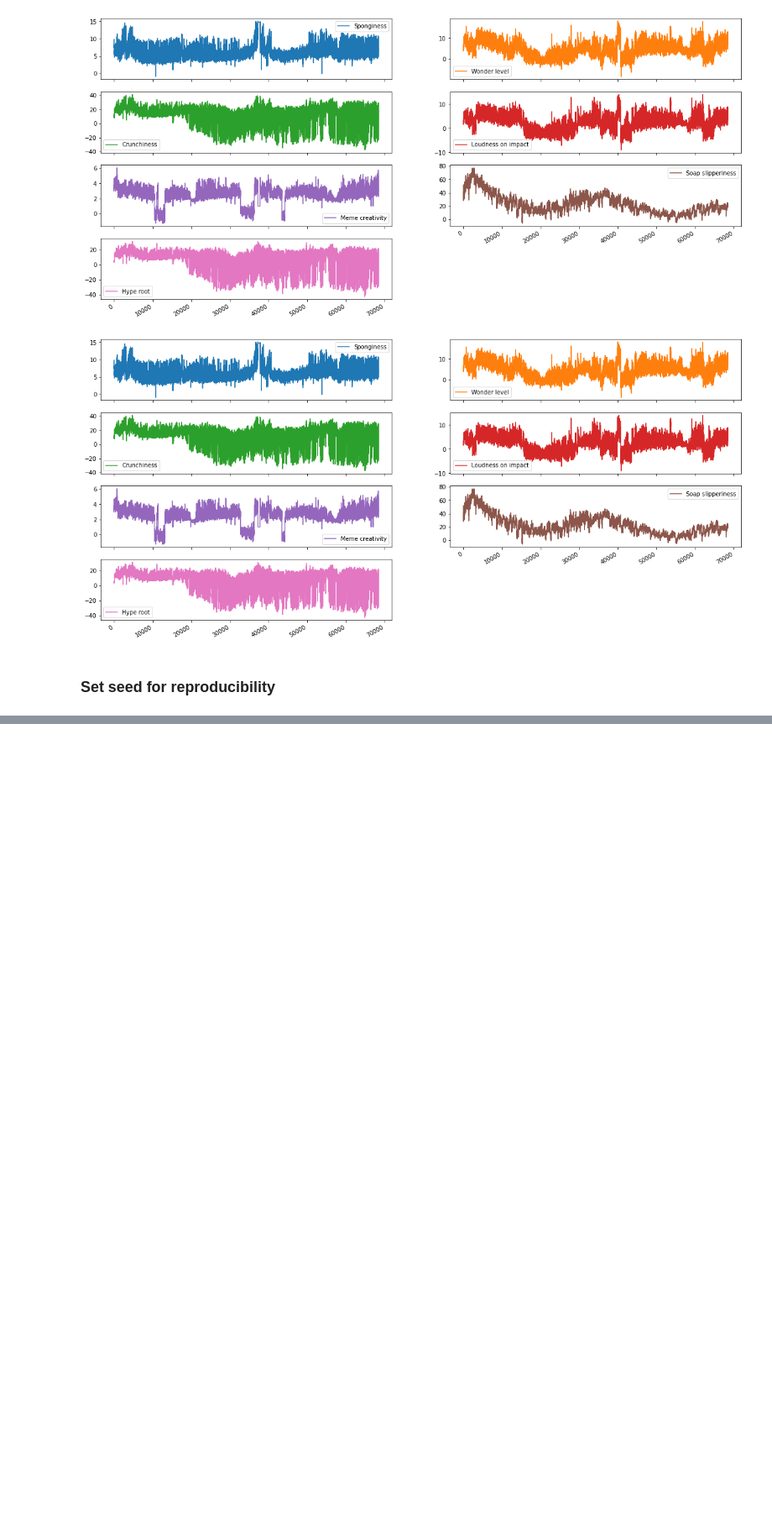
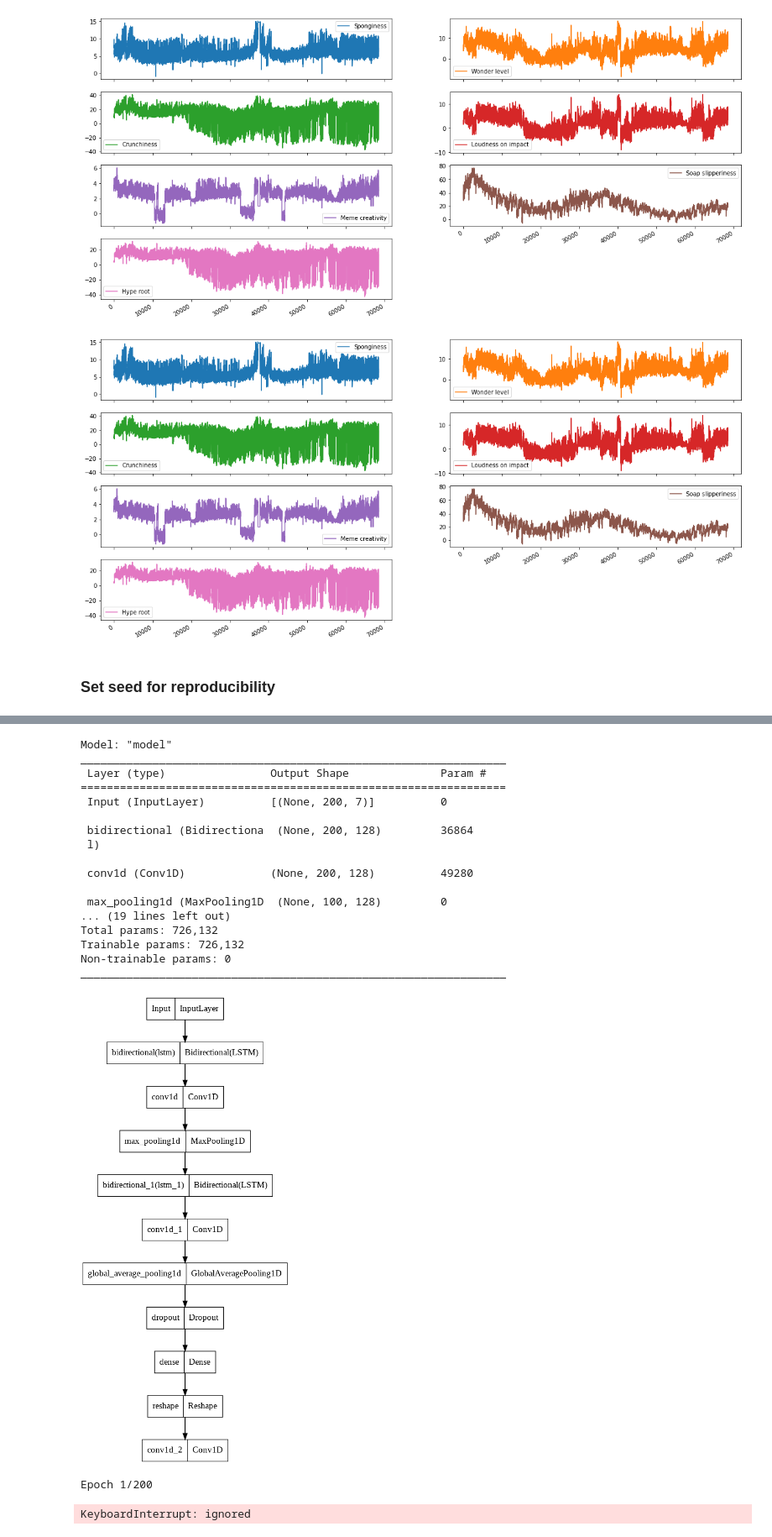
Before and after one commit to giuliovv/ANNDL_competitions, a Jupyter notebook: 2_RNN/toma_model.ipynb, the cells around one changed output, grey strips where cells are left out. Shown at 84% size. Saved outputs shown, nothing was run; the diff lists cells and outputs as text; code cells hidden in the pictures; blank space fills up the shorter version.

```diff
--- a/2_RNN/toma_model.ipynb
+++ b/2_RNN/toma_model.ipynb
@@ -99,0 +171,5 @@ plt.show()
+# %%
+input_shape = X_train.shape[1:]
+output_shape = y_train.shape[1:]
+batch_size = 64
+epochs = 200
@@ -99,0 +178,64 @@ plt.show()
+# %%
+def build_CONV_LSTM_model(input_shape, output_shape):
+    # Build the neural network layer by layer
+    input_layer = tfkl.Input(shape=input_shape, name='Input')
+
+    convlstm = tfkl.Bidirectional(tfkl.LSTM(64, return_sequences=True))(input_layer)
+    convlstm = tfkl.Conv1D(128, 3, padding='same', activation='relu')(convlstm)
+    convlstm = tfkl.MaxPool1D()(convlstm)
+    convlstm = tfkl.Bidirectional(tfkl.LSTM(128, return_sequences=True))(convlstm)
+    convlstm = tfkl.Conv1D(256, 3, padding='same', activation='relu')(convlstm)
+    convlstm = tfkl.GlobalAveragePooling1D()(convlstm)
+    convlstm = tfkl.Dropout(.5)(convlstm)
+
+    dense = tfkl.Dense(output_shape[-1]*output_shape[-2], activation='relu')(convlstm)
+    output_layer = tfkl.Reshape((output_shape[-2],output_shape[-1]))(dense)
+    output_layer = tfkl.Conv1D(output_shape[-1], 1, padding='same')(output_layer)
+
+    # Connect input and output through the Model class
+    model = tfk.Model(inputs=input_layer, outputs=output_layer, name='model')
+
+    # Compile the model
+    model.compile(loss=tfk.losses.MeanSquaredError(), optimizer=tfk.optimizers.Adam(), metrics=['mae'])
+
+    # Return the model
+    return model
+# %%
+model = build_CONV_LSTM_model(input_shape, output_shape)
+model.summary()
+tf.keras.utils.plot_model(model, expand_nested=True)
+# %% [output]
+Model: "model"
+_________________________________________________________________
+ Layer (type)                Output Shape              Param #
+=================================================================
+ Input (InputLayer)          [(None, 200, 7)]          0
+
+ bidirectional (Bidirectiona  (None, 200, 128)         36864
+ l)
+
+ conv1d (Conv1D)             (None, 200, 128)          49280
+
+ max_pooling1d (MaxPooling1D  (None, 100, 128)         0
+... (19 lines left out)
+Total params: 726,132
+Trainable params: 726,132
+Non-trainable params: 0
+_________________________________________________________________
+[figure, added]
+# %%
+# Train the model
+history = model.fit(
+    x = X_train,
+    y = y_train,
+    batch_size = batch_size,
+    epochs = epochs,
+    validation_split=.1,
+    callbacks = [
+        tfk.callbacks.EarlyStopping(monitor='val_loss', mode='min', patience=10, restore_best_weights=True),
+        tfk.callbacks.ReduceLROnPlateau(monitor='val_loss', mode='min', patience=5, factor=0.5, min_lr=1e-5)
+    ]
+).history
+# %% [output]
+Epoch 1/200
+KeyboardInterrupt: ignored
```
Also changed, not shown: parts of 13 cells of this notebook.
